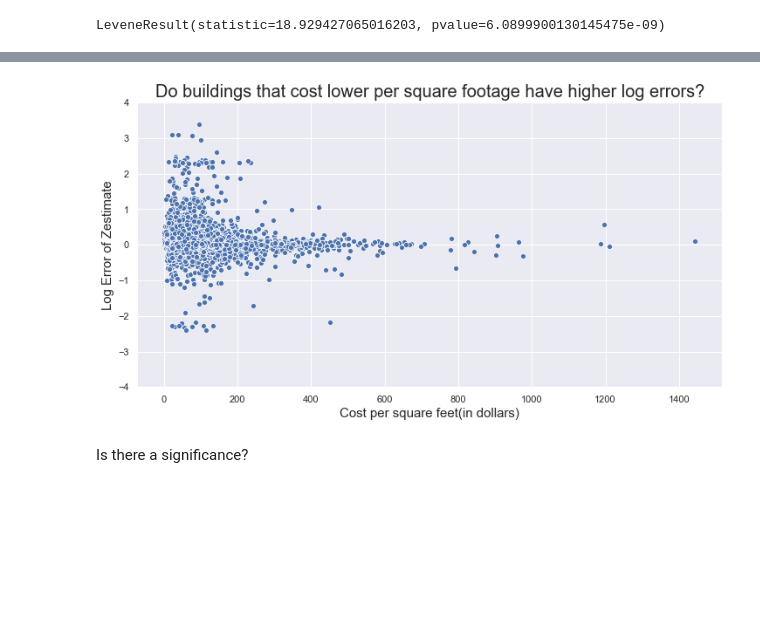
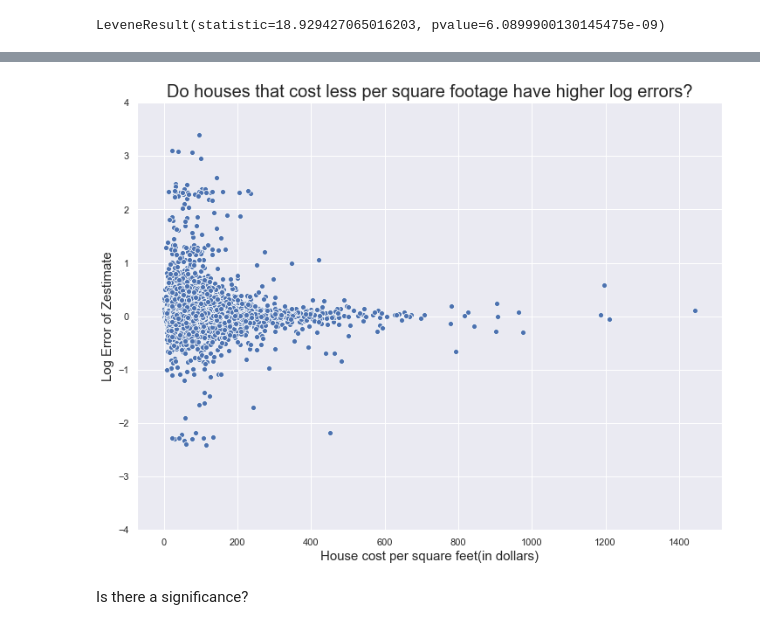
Before and after one commit to gilbert-noriega-ii/zillow-clustering-project, a Jupyter notebook: zillow_explore.ipynb, the cells around one changed output, grey strips where cells are left out. Saved outputs shown, nothing was run; the diff lists cells and outputs as text; code cells hidden in the pictures; blank space fills up the shorter version.

```diff
--- a/zillow_explore.ipynb
+++ b/zillow_explore.ipynb
@@ -114,13 +86,12 @@ alpha = .05
 # %%
 sns.scatterplot(x = 'structure_dollar_per_sqft', y = 'error', data = train)
-plt.title("Do buildings that cost lower per square footage have higher log errors?", size = 20)
-plt.xlabel("Cost per square feet(in dollars)", size = 15)
+plt.title("Do houses that cost less per square footage have higher log errors?", size = 20)
+plt.xlabel("House cost per square feet(in dollars)", size = 15)
 plt.ylabel("Log Error of Zestimate", size = 15)
 plt.ylim(-4, 4)
-sns.set(rc = {'figure.figsize':(12,9)})
 plt.show()
 # %% [output]
-[figure, old version]
+[figure, new version]
 # %% [markdown]
 Is there a significance?
 # %%
```
Also changed, not shown: parts of 53 cells of this notebook.
